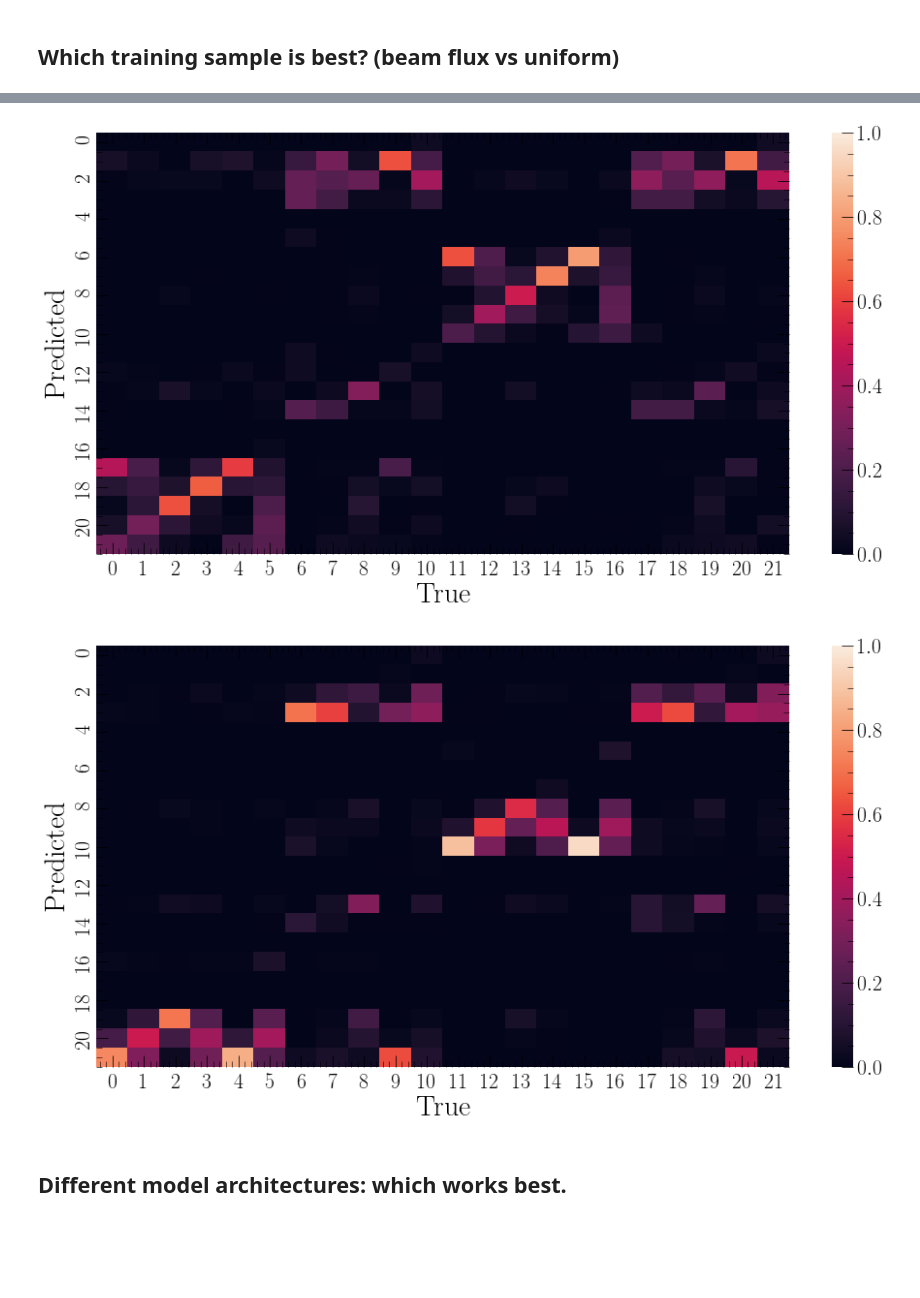
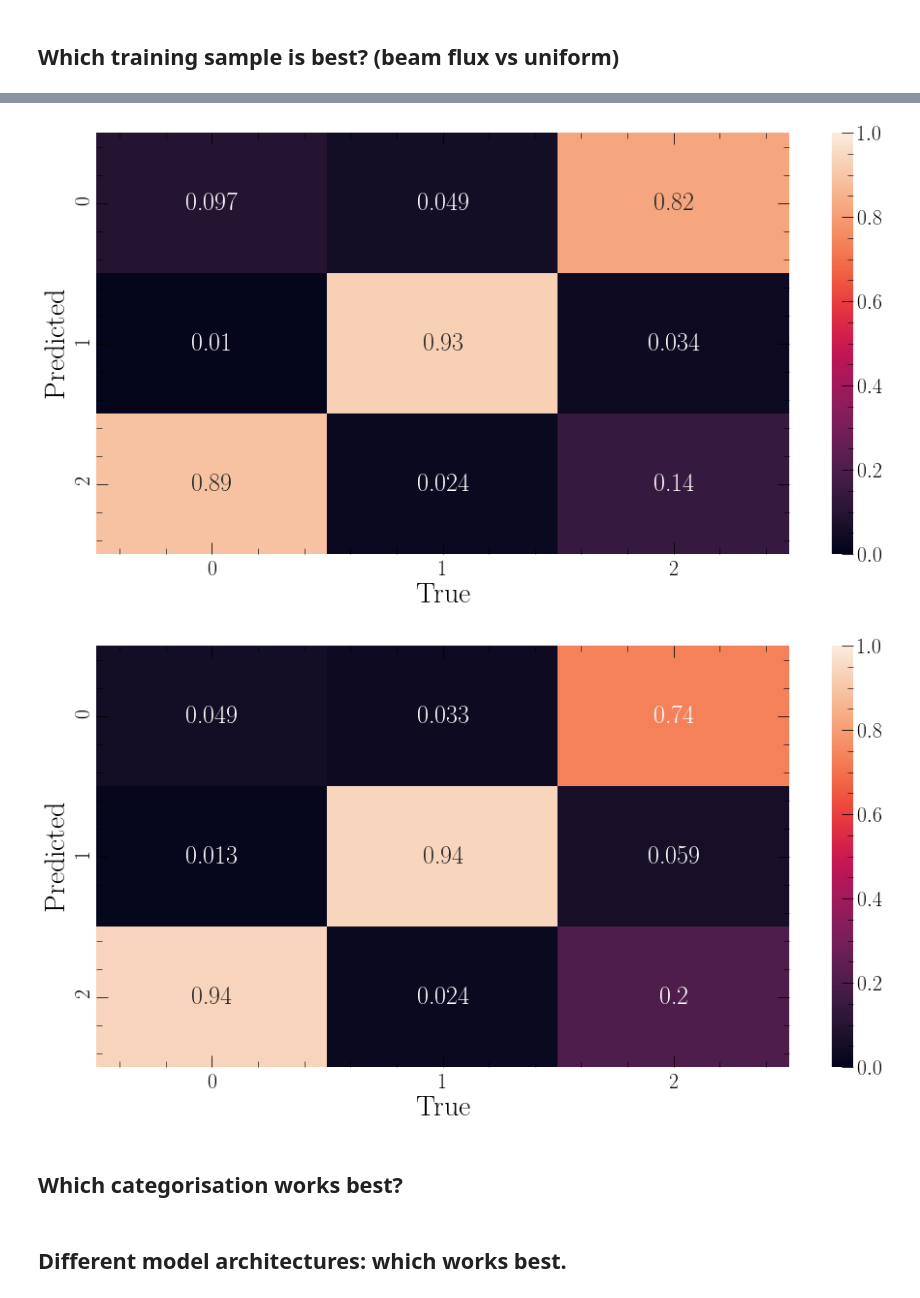
Before and after one commit to chipsneutrino/chips-net, a Jupyter notebook: notebooks/analysis.ipynb, the cells around one changed output, grey strips where cells are left out. Cells and saved outputs as stored; diff of their text form; code cells hidden in the pictures; blank space fills up the shorter version.

Commit message:
feat: updated analysis notebook with new plots and splitted out functions into plotting module

```diff
--- a/notebooks/analysis.ipynb
+++ b/notebooks/analysis.ipynb
@@ -712,0 +384,4 @@ print(v_cth_flux_out["report"])
+# %%
+# Reuse uniform model from above
+v_cth_flux_ev_flux, v_cth_flux_out_flux = chipsnet.utils.process_ds(config, "v_cth_flux", ["t_all_cat_v_cth_flux"])
+v_cth_flux_ev_uniform, v_cth_flux_out_uniform = v_cth_flux_ev, v_cth_flux_out
@@ -713,12 +432,14 @@ print(v_cth_flux_out["report"])
 # %%
 plt.figure(figsize=(16,8))
-sns.heatmap(v_cth_flux_out["all_matrices"][0], annot=False, vmin=0.0, vmax=1.0); plt.xlabel('True', fontsize = 30); plt.ylabel('Predicted', fontsize = 30)
+sns.heatmap(v_cth_flux_out_uniform["comb_matrices"][0], annot=True, vmin=0.0, vmax=1.0); plt.xlabel('True', fontsize = 30); plt.ylabel('Predicted', fontsize = 30)
 plt.show() # Fully combined category confusion matrix for uniform sample
 # %% [output]
-[figure, old version]
+[figure, new version]
 # %%
 plt.figure(figsize=(16,8))
-sns.heatmap(v_cth_flux_out["all_matrices"][1], annot=False, vmin=0.0, vmax=1.0); plt.xlabel('True', fontsize = 30); plt.ylabel('Predicted', fontsize = 30)
+sns.heatmap(v_cth_flux_out_flux["comb_matrices"][0], annot=True, vmin=0.0, vmax=1.0); plt.xlabel('True', fontsize = 30); plt.ylabel('Predicted', fontsize = 30)
 plt.show() # Fully combined category confusion matrix for uniform sample
 # %% [output]
-[figure, old version]
+[figure, new version]
+# %% [markdown]
+## Which categorisation works best?
```
Also changed, not shown: parts of 60 cells of this notebook, 6 other files.
